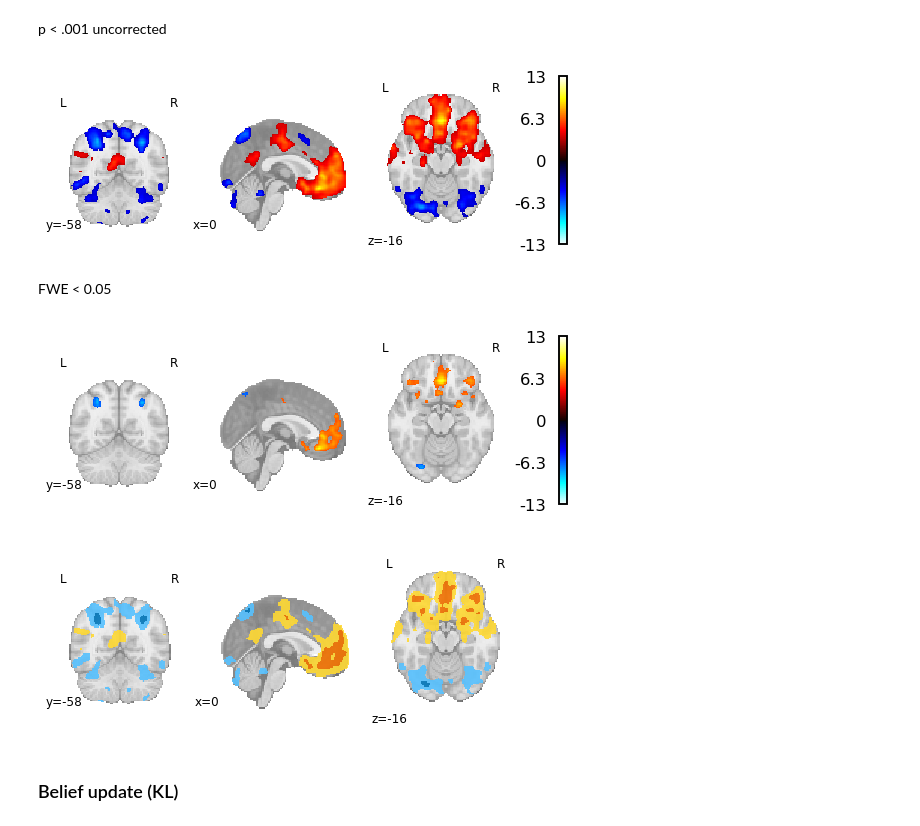
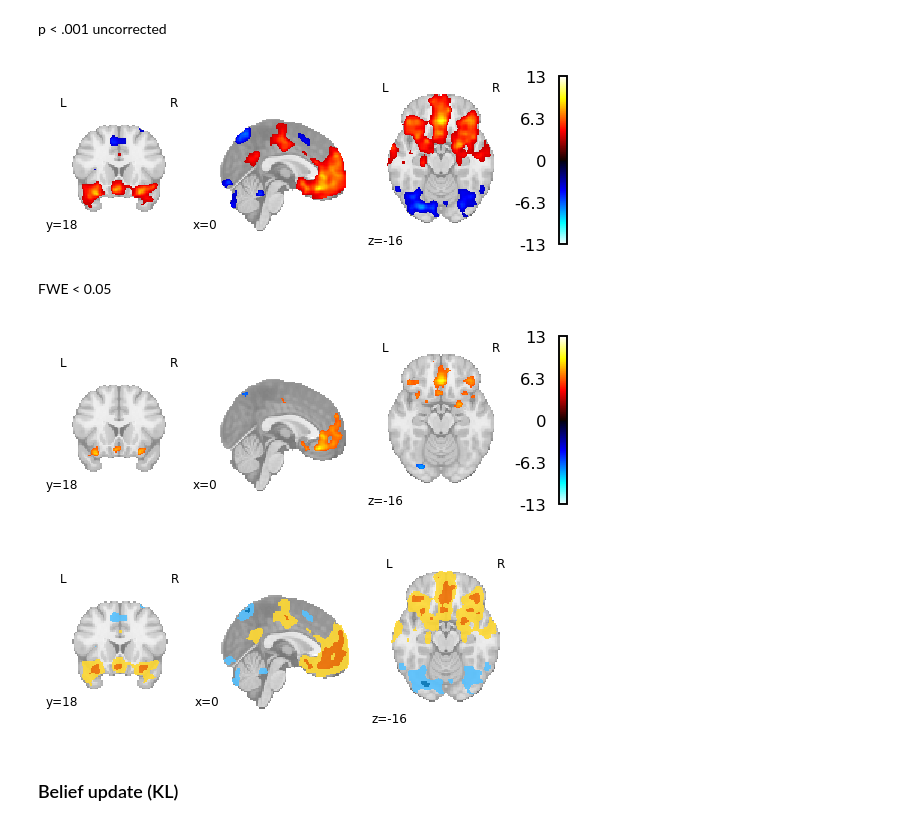
Before and after one commit to nataliavelez/teaching_fmri, a Jupyter notebook: 5_roi/4_wholebrain_univariate.ipynb, the cells around one changed output. Drawn from its saved outputs; the diff is of its cells as text; code cells hidden in the pictures.

```diff
--- a/5_roi/4_wholebrain_univariate.ipynb
+++ b/5_roi/4_wholebrain_univariate.ipynb
@@ -24,12 +24,12 @@ sns.set_context('talk')
 Setup
 # %%
 # project directory
-data_dir = '/n/gershman_ncf/Lab/natalia_teaching/BIDS_data/derivatives/glm'
+data_dir = '/n/gershman_ncf_l3/Lab/natalia_teaching/BIDS_data/derivatives/glm'
 
 # thresholds
 pthresh = [3.421034, 6.168335] # from SPM
 extent = 10 # cluster extent threshold
-coords = [0,-58,-16] # cut coords for plotting
+coords = [0,18,-16] # cut coords for plotting
 # %% [markdown]
 Helper function: Plot overlays
 # %%
@@ -155,23 +155,23 @@ plt.savefig('plots/wb_empirical_pTrue_unthresholded.png')
 p < .001 uncorrected
 # %%
 glm2_ptrue_p001 = image.threshold_img(glm2_ptrue, pthresh[0], cluster_threshold=10)
-plotting.plot_stat_map(glm2_ptrue_p001, draw_cross=False, cut_coords=[0,-58,-16])
+plotting.plot_stat_map(glm2_ptrue_p001, draw_cross=False, cut_coords=coords)
 plt.savefig('plots/wb_empirical_pTrue_p001unc.png')
 # %% [output]
-[figure, old version]
+[figure, new version]
 # %% [markdown]
 FWE < 0.05
 # %%
 glm2_ptrue_fwe = image.threshold_img(glm2_ptrue, pthresh[1], cluster_threshold=10)
-plotting.plot_stat_map(glm2_ptrue_fwe, draw_cross=False, cut_coords=[0,-58,-16])
+plotting.plot_stat_map(glm2_ptrue_fwe, draw_cross=False, cut_coords=coords)
 plt.savefig('plots/wb_empirical_pTrue_fwe.png')
 # %% [output]
-[figure, old version]
+[figure, new version]
 # %%
 plot_thresholded_overlays(glm2_ptrue_p001, glm2_ptrue_fwe)
-plt.savefig('plots/wb_empirical_ptrue_overlays.png', bbox_inches='tight')
+plt.savefig('plots/wb_empirical_ptrue_overlays.png', bbox_inches='tight', dpi=300)
 # %% [output]
-[figure, old version]
+[figure, new version]
 # %% [markdown]
 ### Belief update (KL)
 # %%
```
Also changed, not shown: parts of 28 cells of this notebook, 36 other files.
